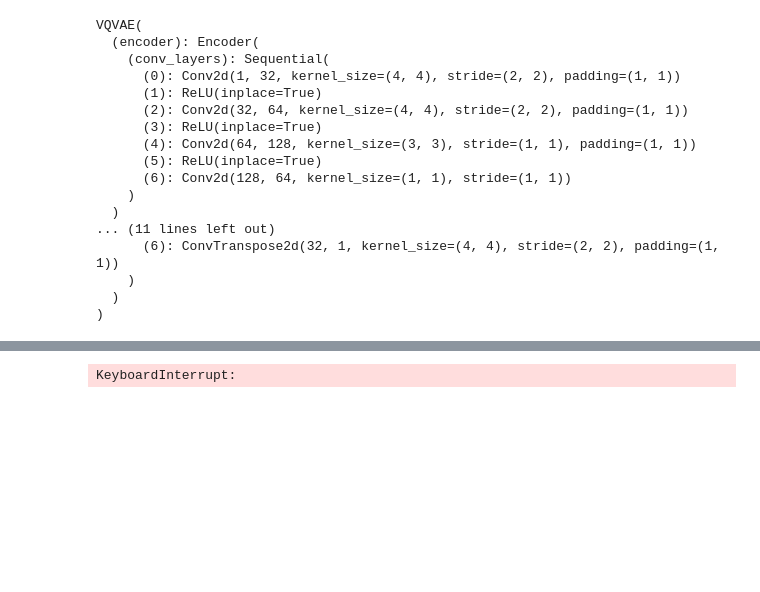
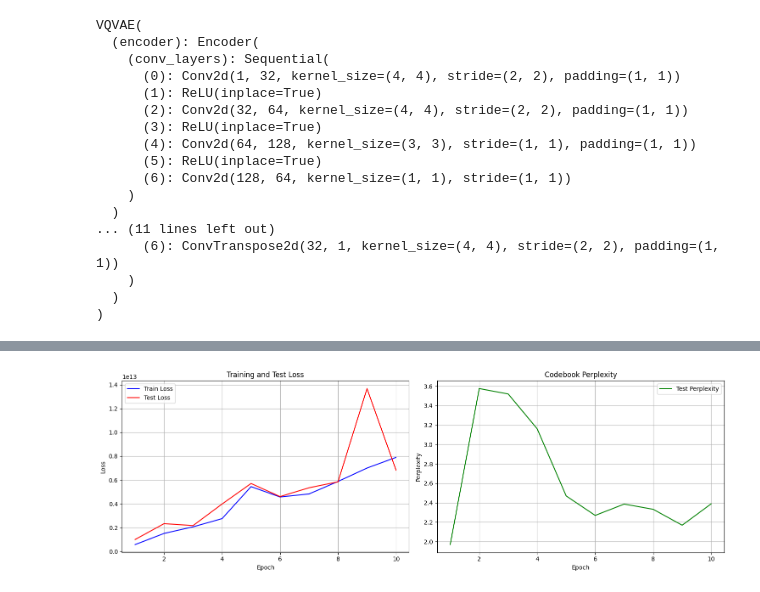
Before and after one commit to Dannynis/compression, a Jupyter notebook: mnist.ipynb, the cells around one changed output, grey strips where cells are left out. Drawn from its saved outputs; the diff is of its cells as text; code cells hidden in the pictures; blank space fills up the shorter version.

Commit message:
rvq and commitment effect

```diff
--- a/mnist.ipynb
+++ b/mnist.ipynb
@@ -152,24 +644,38 @@ class Decoder(nn.Module):
 # %%
 class VQVAE(nn.Module):
     """
-    Complete VQ-VAE model combining Encoder, VectorQuantizer, and Decoder.
+    Complete VQ-VAE model combining Encoder, VectorQuantizer/ResidualVectorQuantizer, and Decoder.
+    Supports both regular VQ and Residual VQ modes.
     """
     def __init__(self,
                  num_embeddings: int = 512,
                  embedding_dim: int = 64,
                  commitment_cost: float = 0.25,
-                 hidden_dim: int = 128):
+                 hidden_dim: int = 128,
+                 use_rvq: bool = False,
+                 num_quantizers: int = 4):
         super(VQVAE, self).__init__()
 
+        self.use_rvq = use_rvq
         self.encoder = Encoder(embedding_dim=embedding_dim, hidden_dim=hidden_dim)
-        self.vq_layer = VectorQuantizer(num_embeddings, embedding_dim, commitment_cost)
+
+        if use_rvq:
+            self.vq_layer = ResidualVectorQuantizer(
+                num_quantizers=num_quantizers,
+                num_embeddings=num_embeddings,
+                embedding_dim=embedding_dim,
+                commitment_cost=commitment_cost
+            )
+        else:
+            self.vq_layer = VectorQuantizer(num_embeddings, embedding_dim, commitment_cost)
+
         self.decoder = Decoder(embedding_dim=embedding_dim, hidden_dim=hidden_dim)
 
     def forward(self, x):
         # Encode
         z_e = self.encoder(x)
 
-        # Vector quantize
+        # Vector quantize (either VQ or RVQ)
         z_q, vq_loss, perplexity = self.vq_layer(z_e)
 
         # Decode
@@ -186,6 +692,24 @@ class VQVAE(nn.Module):
     def decode(self, z_q):
         """Decode quantized latent codes to reconstruction"""
         return self.decoder(z_q)
+
+    def get_quantization_info(self):
+        """Get information about the quantization method used"""
+        if self.use_rvq:
+            return {
+                'type': 'RVQ',
+                'num_quantizers': self.vq_layer.num_quantizers,
+                'num_embeddings': self.vq_layer.num_embeddings,
+                'embedding_dim': self.vq_layer.embedding_dim,
+                'total_codebook_size': self.vq_layer.num_quantizers * self.vq_layer.num_embeddings
+            }
+        else:
+            return {
+                'type': 'VQ',
+                'num_embeddings': self.vq_layer.num_embeddings,
+                'embedding_dim': self.vq_layer.embedding_dim,
+                'total_codebook_size': self.vq_layer.num_embeddings
+            }
 # %%
 # Data loading and preprocessing
 transform = transforms.Compose([
@@ -232,7 +1036,7 @@ Batch size: 128
 model = VQVAE(
     num_embeddings=512,    # Size of the codebook
     embedding_dim=64,      # Dimension of each codebook vector
-    commitment_cost=0.25,  # Weight for commitment loss
+    commitment_cost=0.0,  # Weight for commitment loss
     hidden_dim=128         # Hidden dimension in encoder/decoder
 ).to(device)
 
@@ -427,7 +1231,7 @@ def evaluate(model, test_loader, device):
             total_perplexity / num_batches)
 # %%
 # Training loop
-num_epochs = 1000
+num_epochs = 10
 train_losses = []
 test_losses = []
 perplexities = []
@@ -504,4 +1308,4 @@ Batch 100/469: Loss: 0.0250, Recon: 0.0032, VQ: 0.0218, Perplexity: 87.99
-KeyboardInterrupt:
+[figure, added]
 # %%
 def visualize_reconstructions(model, test_loader, device, num_samples=10):
     """Visualize original images and their reconstructions"""
```
Also changed, not shown: parts of 12 cells of this notebook.
